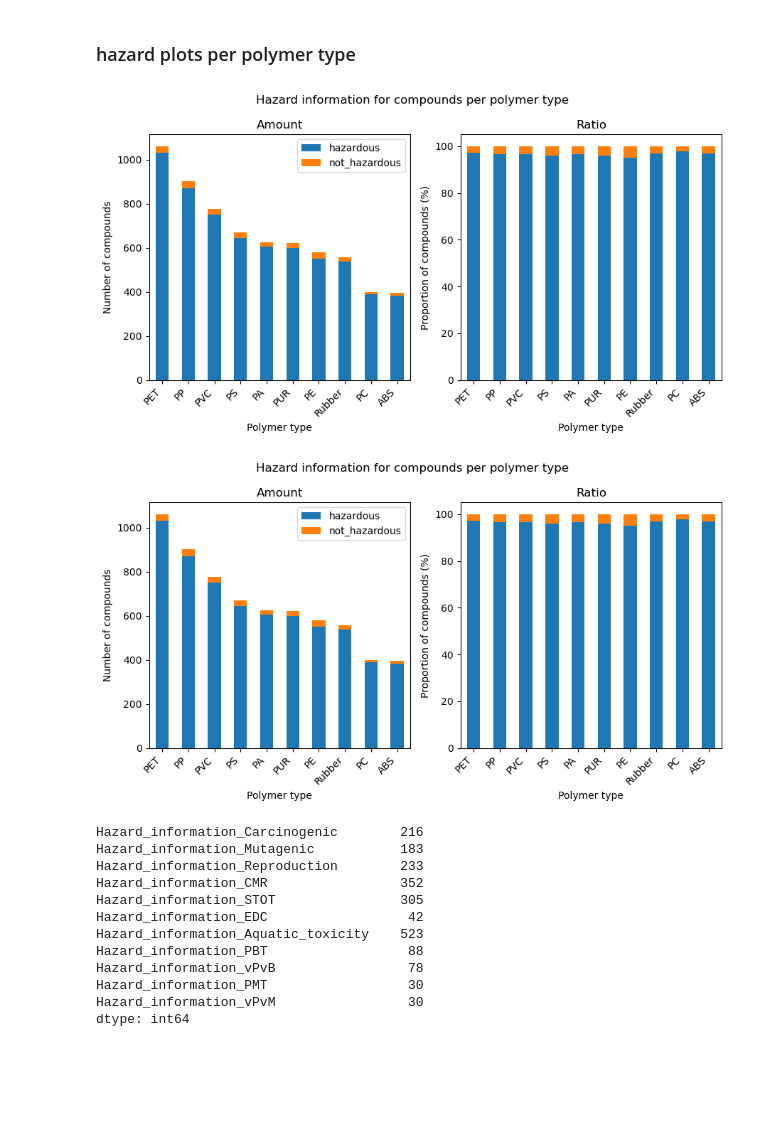
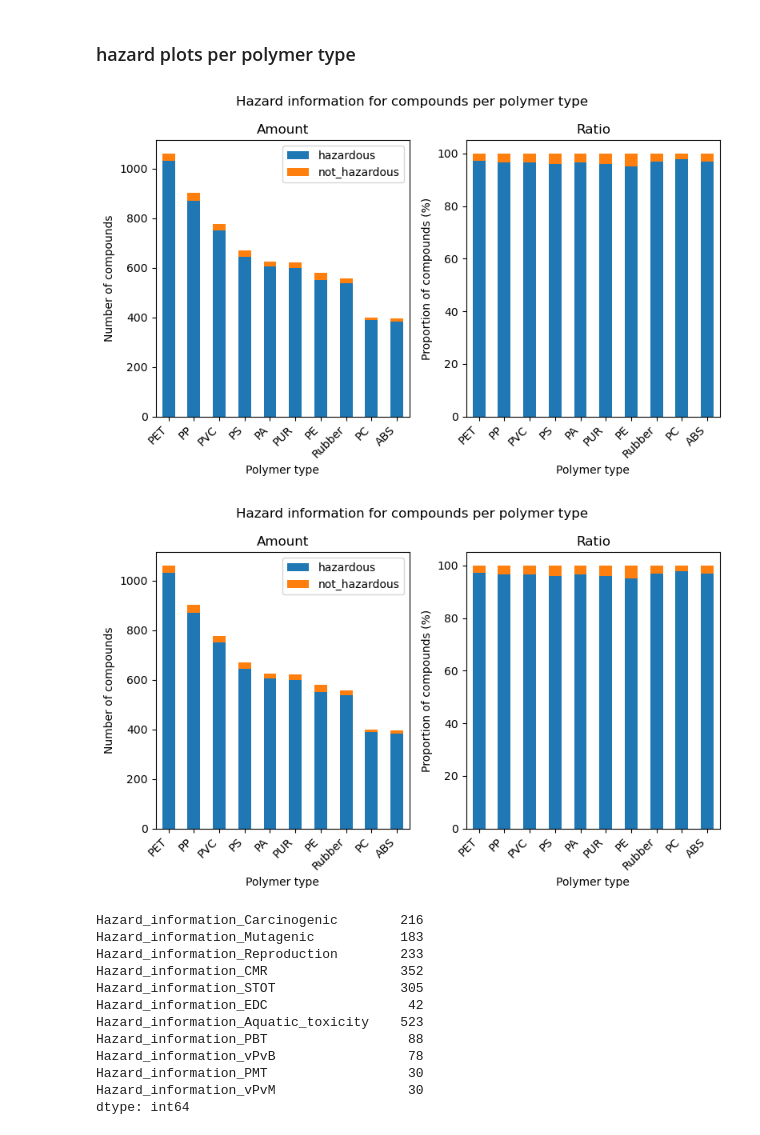
Before and after one commit to ameliehuebner/plastchem-project, a Jupyter notebook: analysis/visual.ipynb, the cells around one changed output. Saved outputs shown, nothing was run; the diff lists cells and outputs as text; code cells hidden in the pictures; blank space fills up the shorter version.

```diff
--- a/analysis/visual.ipynb
+++ b/analysis/visual.ipynb
@@ -91,7 +91,7 @@ X = X.copy()
 fv, explained = extract_feature_vecs(X, n=2)
 
 sum_ex = sum(explained)
-fig = plt.figure(figsize=(9,6))
+fig = plt.figure(figsize=(8,5))
 ax = fig.add_subplot()
 scatter = ax.scatter(fv[:,0], fv[:,1], s=5, c=y)
 ax.set_xlabel(f'PCA dimension 1 ({np.round(explained[0]*100,2)}% explained variance)')
@@ -99,7 +99,7 @@ ax.set_ylabel(f'PCA dimension 2 ({np.round(explained[1]*100,2)}% explained varia
 ax.set_title(f"Two component principal component analysis capturing {np.round(sum_ex*100,2)}% of total variance")
 handles, _ = scatter.legend_elements()
 ax.legend(handles=handles, labels=["not hazardous", "hazardous"])
-plt.savefig(Path.cwd() /"pca.svg")
+plt.savefig(Path.cwd() /"pca.png")
 
 # this kind of says that fingerprints are too high dimensional to just be represented as 2D PCA
 # explains only 12% variance in total
@@ -280,7 +280,7 @@ def polymer_plot(plast_chem, title):
         ax=ax1,
         kind="bar",
         stacked=True,
-        figsize=(9,5)
+        figsize=(8,5)
         #color=colors
     )
 
@@ -295,35 +295,35 @@ def polymer_plot(plast_chem, title):
         .set_index("polymer")
         .div(
             polymer_hazards.set_index("polymer").sum(axis=1),
             axis=0
         ).multiply(100)
     )
 
     ax2 = polymer_percent.plot(
         ax=ax2,
         kind="bar",
         stacked=True,
        # color=colors
     )
 
     ax2.set_xticklabels(ax1.get_xticklabels(), rotation=45, ha="right")
 
     ax2.set_ylabel("Proportion of compounds (%)")
     ax2.set_xlabel("Polymer type")
     ax2.set_title("Ratio")
     ax2.legend_ = None
     fig.suptitle(title)
     plt.tight_layout()
     plt.savefig(Path.cwd() / "polymer.png", )
 
     return fig
 
 plast_chem['Hazard_information_Hazard_score'] = plast_chem['Hazard_information_Hazard_score'].replace(0.5,1).replace(2,1).replace(3,1)
 
 polymer_plot(plast_chem, "Hazard information for compounds per polymer type")
 # %% [output]
-[figure, old version]
+[figure, new version]
-[figure, old version]
+[figure, new version]
 # %%
 # polyurethan hazard distribution
 PUR_only = plast_chem[plast_chem['Commodity_plastics_PUR'].notna()]
```
Also changed, not shown: parts of 2 cells of this notebook, 7 other files.
